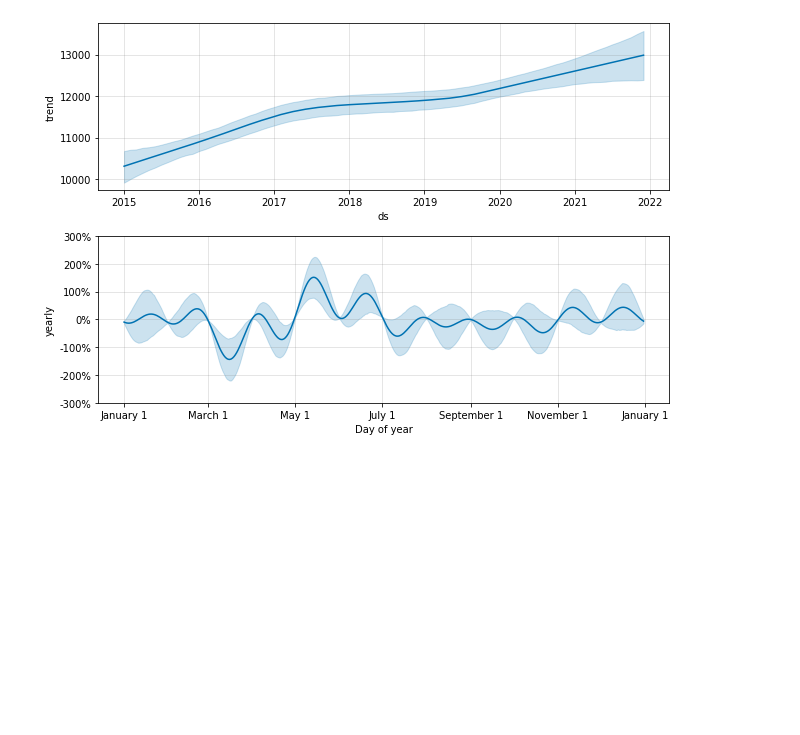
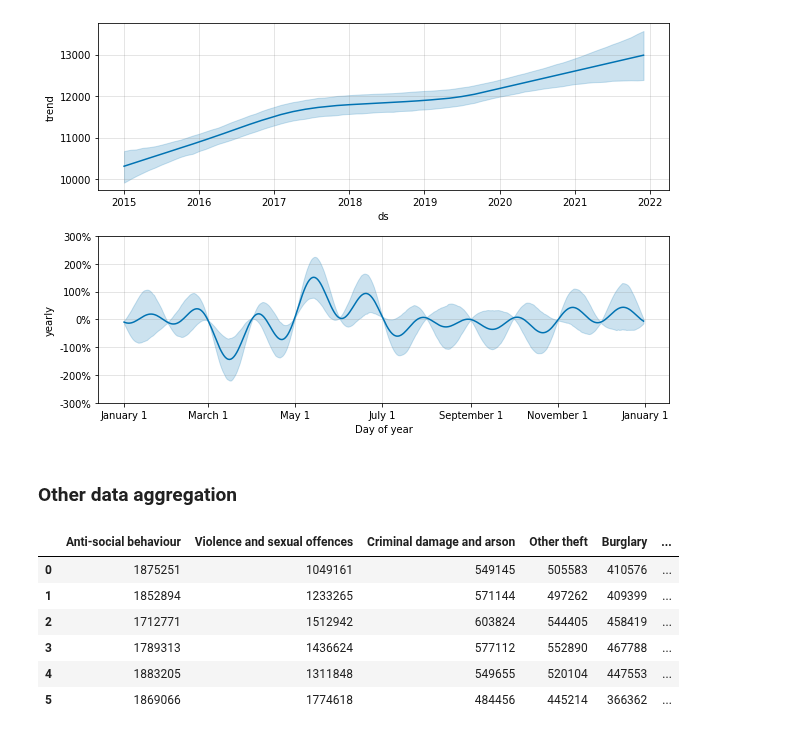
Before and after one commit to Dazai1623818/Datachallenge-2, a Jupyter notebook: Prophet.ipynb, the cells around one changed output. Saved outputs shown, nothing was run; the diff lists cells and outputs as text; code cells hidden in the pictures; blank space fills up the shorter version.

```diff
--- a/Prophet.ipynb
+++ b/Prophet.ipynb
@@ -211,3 +168,5 @@ forecast[['ds', 'yhat', 'yhat_lower', 'yhat_upper']].tail()
 # df_predict.columns = ['ds', 'y', 'add1', 'add2']
 
 # df_predict
+# %% [markdown]
+### Other data aggregation
@@ -213,0 +180,31 @@ forecast[['ds', 'yhat', 'yhat_lower', 'yhat_upper']].tail()
+# %%
+
+crimes = df_data0['Crime type'].value_counts().keys()
+crimeCount0 = df_data0['Crime type'].value_counts()
+crimeCount1 = df_data1['Crime type'].value_counts()
+crimeCount2 = df_data2['Crime type'].value_counts()
+crimeCount3 = df_data3['Crime type'].value_counts()
+crimeCount4 = df_data4['Crime type'].value_counts()
+crimeCount5 = df_data5['Crime type'].value_counts()
+dic0 = dict(zip(crimes, crimeCount0))
+dic1 = dict(zip(crimes, crimeCount1))
+dic2 = dict(zip(crimes, crimeCount2))
+dic3 = dict(zip(crimes, crimeCount3))
+dic4 = dict(zip(crimes, crimeCount4))
+dic5 = dict(zip(crimes, crimeCount5))
+df_crime_distribution = pd.DataFrame(columns=crimes)
+df_crime_distribution = df_crime_distribution.append(dic0, ignore_index=True)
+df_crime_distribution = df_crime_distribution.append(dic1, ignore_index=True)
+df_crime_distribution = df_crime_distribution.append(dic2, ignore_index=True)
+df_crime_distribution = df_crime_distribution.append(dic3, ignore_index=True)
+df_crime_distribution = df_crime_distribution.append(dic4, ignore_index=True)
+df_crime_distribution = df_crime_distribution.append(dic5, ignore_index=True)
+df_crime_distribution
+# %% [output]
+|  | Anti-social behaviour | Violence and sexual offences | Criminal damage and arson | Other theft | Burglary | ... |
+| 0 | 1875251 | 1049161 | 549145 | 505583 | 410576 | ... |
+| 1 | 1852894 | 1233265 | 571144 | 497262 | 409399 | ... |
+| 2 | 1712771 | 1512942 | 603824 | 544405 | 458419 | ... |
+| 3 | 1789313 | 1436624 | 577112 | 552890 | 467788 | ... |
+| 4 | 1883205 | 1311848 | 549655 | 520104 | 447553 | ... |
+| 5 | 1869066 | 1774618 | 484456 | 445214 | 366362 | ... |
```
Also changed, not shown: parts of 14 cells of this notebook.
